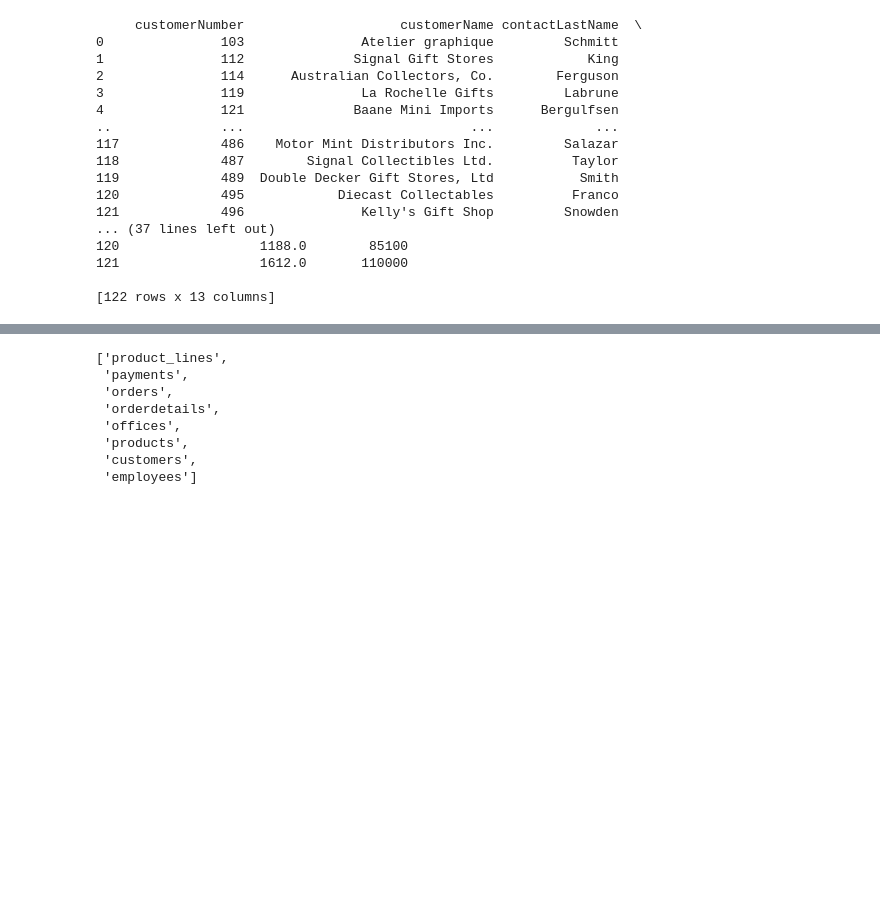
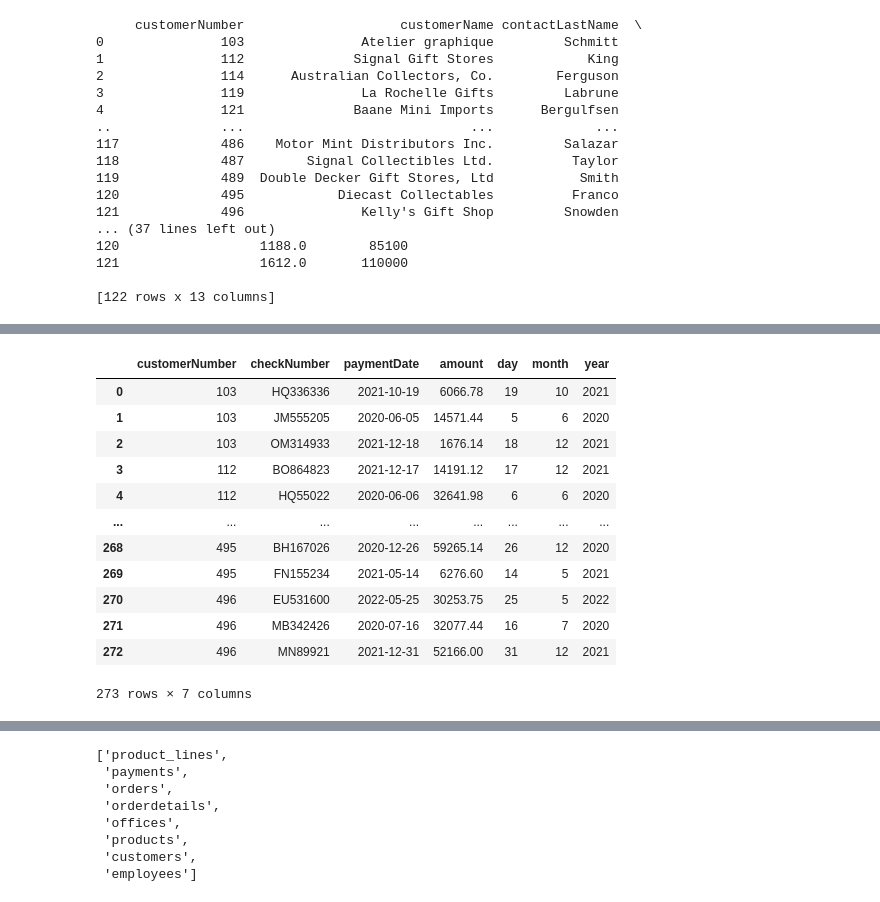
Before and after one commit to Carlosclementegarcia/w8-final_project, a Jupyter notebook: main.ipynb, the cells around one changed output, grey strips where cells are left out. Saved outputs shown, nothing was run; the diff lists cells and outputs as text; code cells hidden in the pictures; blank space fills up the shorter version.

```diff
--- a/main.ipynb
+++ b/main.ipynb
@@ -452,0 +471,16 @@ df.to_csv(archivo_csv, index=False)
+# %%
+pd.read_csv('csvs/payments1.csv')
+# %% [output]
+|  | customerNumber | checkNumber | paymentDate | amount | day | month | year |
+| 0 | 103 | HQ336336 | 2021-10-19 | 6066.78 | 19 | 10 | 2021 |
+| 1 | 103 | JM555205 | 2020-06-05 | 14571.44 | 5 | 6 | 2020 |
+| 2 | 103 | OM314933 | 2021-12-18 | 1676.14 | 18 | 12 | 2021 |
+| 3 | 112 | BO864823 | 2021-12-17 | 14191.12 | 17 | 12 | 2021 |
+| 4 | 112 | HQ55022 | 2020-06-06 | 32641.98 | 6 | 6 | 2020 |
+| ... | ... | ... | ... | ... | ... | ... | ... |
+| 268 | 495 | BH167026 | 2020-12-26 | 59265.14 | 26 | 12 | 2020 |
+| 269 | 495 | FN155234 | 2021-05-14 | 6276.60 | 14 | 5 | 2021 |
+| 270 | 496 | EU531600 | 2022-05-25 | 30253.75 | 25 | 5 | 2022 |
+| 271 | 496 | MB342426 | 2020-07-16 | 32077.44 | 16 | 7 | 2020 |
+| 272 | 496 | MN89921 | 2021-12-31 | 52166.00 | 31 | 12 | 2021 |
+273 rows × 7 columns
```
Also changed, not shown: parts of 20 cells of this notebook, 17 other files.
